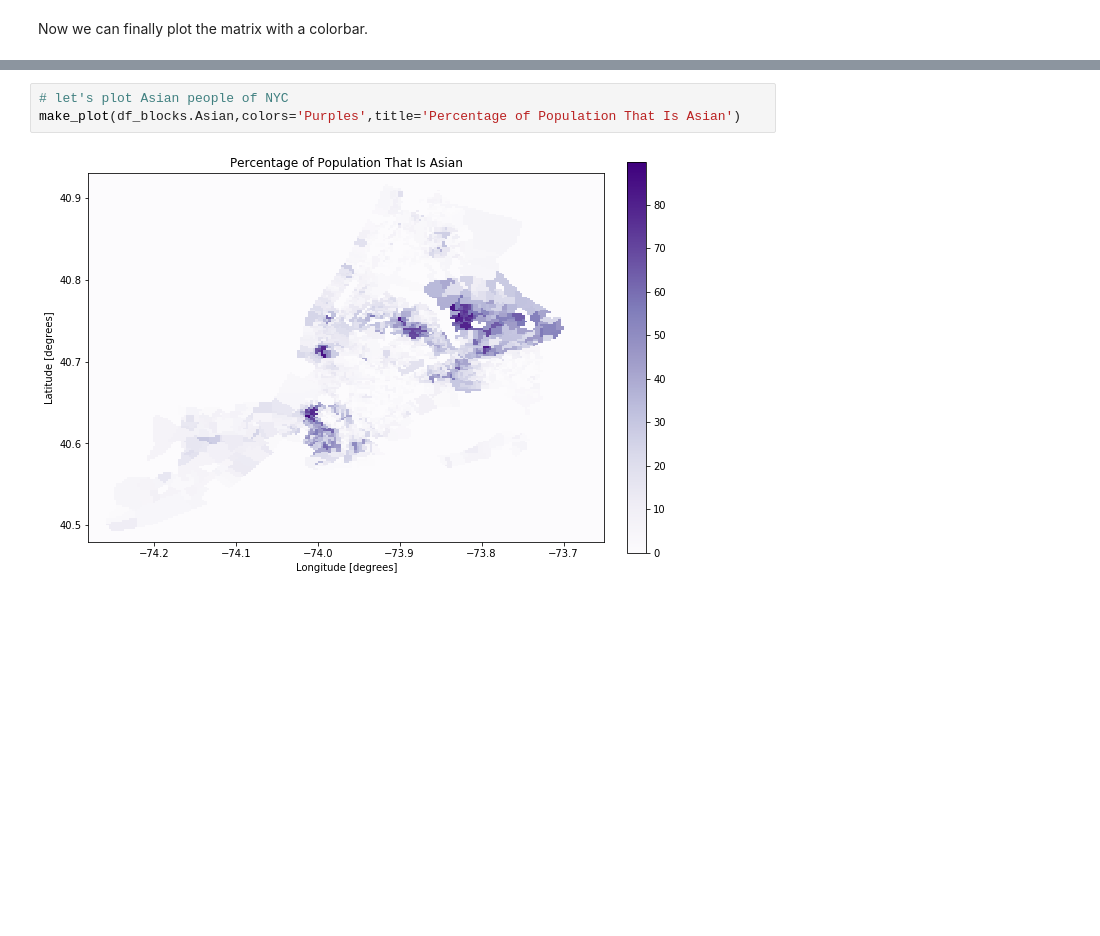
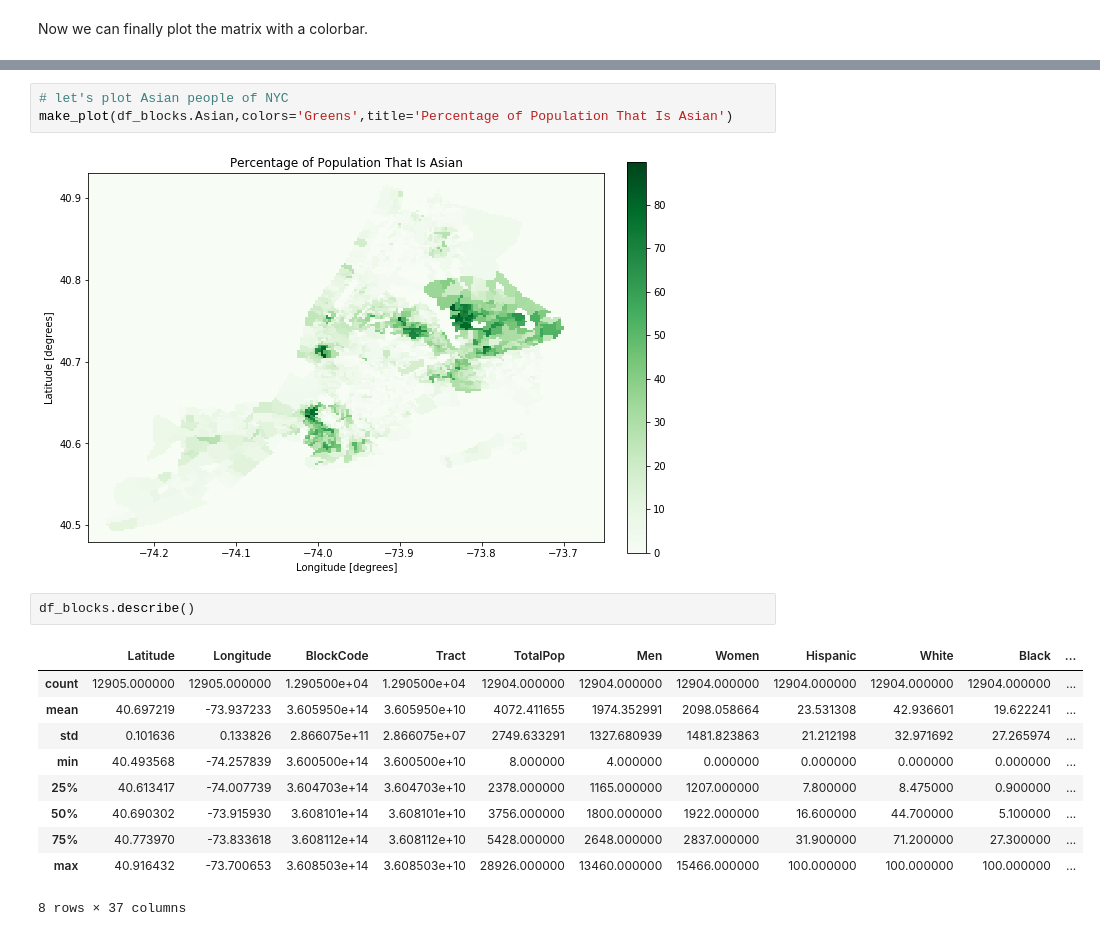
Before and after one commit to giuliosmall/Predicting-Energy-Consumption, a Jupyter notebook: DataCleaning_Census.ipynb, the cells around one changed output, grey strips where cells are left out. Drawn from its saved outputs; the diff is of its cells as text; blank space fills up the shorter version.

```diff
--- a/DataCleaning_Census.ipynb
+++ b/DataCleaning_Census.ipynb
@@ -130,5 +120,18 @@ make_plot(df_blocks.Hispanic,colors='Greens',title='Percentage of Population Tha
 # %%
 # let's plot Asian people of NYC
-make_plot(df_blocks.Asian,colors='Purples',title='Percentage of Population That Is Asian')
+make_plot(df_blocks.Asian,colors='Greens',title='Percentage of Population That Is Asian')
 # %% [output]
-[figure, old version]
+[figure, new version]
+# %%
+df_blocks.describe()
+# %% [output]
+|  | Latitude | Longitude | BlockCode | Tract | TotalPop | Men | Women | Hispanic | White | Black | ... |
+| count | 12905.000000 | 12905.000000 | 1.290500e+04 | 1.290500e+04 | 12904.000000 | 12904.000000 | 12904.000000 | 12904.000000 | 12904.000000 | 12904.000000 | ... |
+| mean | 40.697219 | -73.937233 | 3.605950e+14 | 3.605950e+10 | 4072.411655 | 1974.352991 | 2098.058664 | 23.531308 | 42.936601 | 19.622241 | ... |
+| std | 0.101636 | 0.133826 | 2.866075e+11 | 2.866075e+07 | 2749.633291 | 1327.680939 | 1481.823863 | 21.212198 | 32.971692 | 27.265974 | ... |
+| min | 40.493568 | -74.257839 | 3.600500e+14 | 3.600500e+10 | 8.000000 | 4.000000 | 0.000000 | 0.000000 | 0.000000 | 0.000000 | ... |
+| 25% | 40.613417 | -74.007739 | 3.604703e+14 | 3.604703e+10 | 2378.000000 | 1165.000000 | 1207.000000 | 7.800000 | 8.475000 | 0.900000 | ... |
+| 50% | 40.690302 | -73.915930 | 3.608101e+14 | 3.608101e+10 | 3756.000000 | 1800.000000 | 1922.000000 | 16.600000 | 44.700000 | 5.100000 | ... |
+| 75% | 40.773970 | -73.833618 | 3.608112e+14 | 3.608112e+10 | 5428.000000 | 2648.000000 | 2837.000000 | 31.900000 | 71.200000 | 27.300000 | ... |
+| max | 40.916432 | -73.700653 | 3.608503e+14 | 3.608503e+10 | 28926.000000 | 13460.000000 | 15466.000000 | 100.000000 | 100.000000 | 100.000000 | ... |
+8 rows × 37 columns
```
Also changed, not shown: parts of 16 cells of this notebook.
